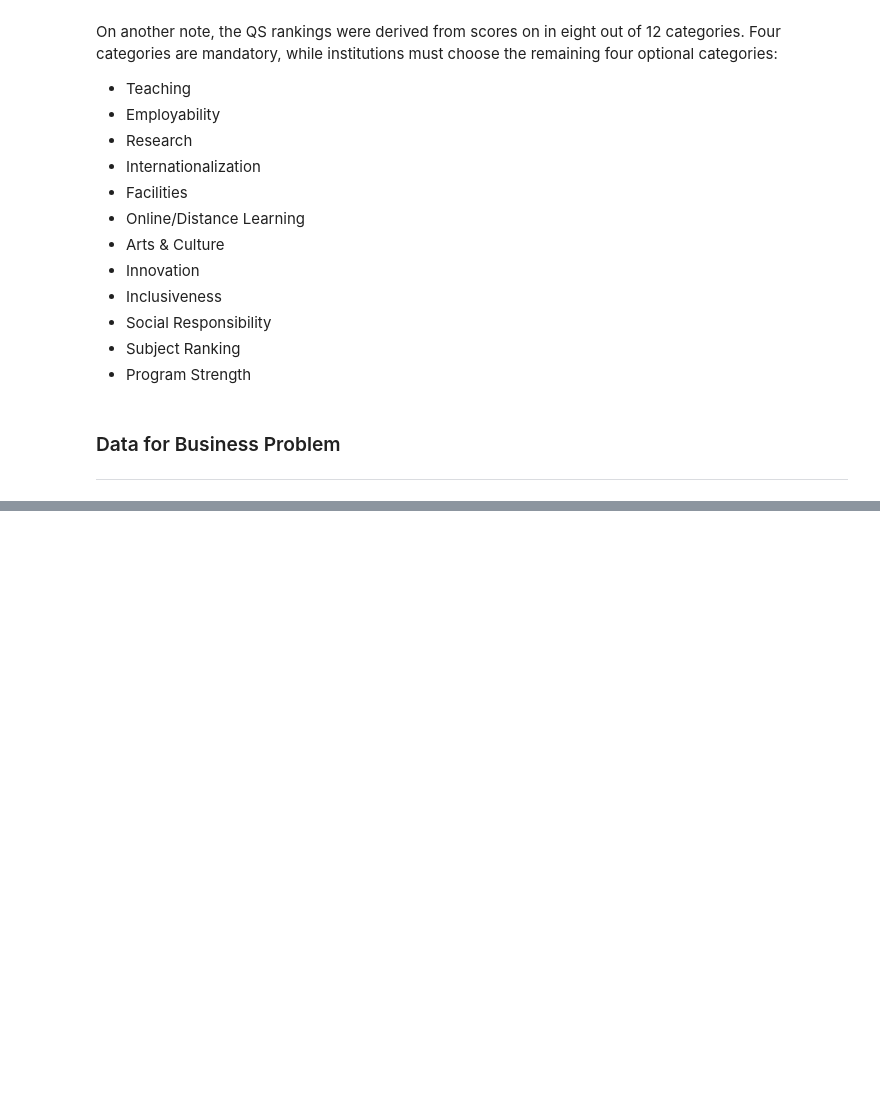
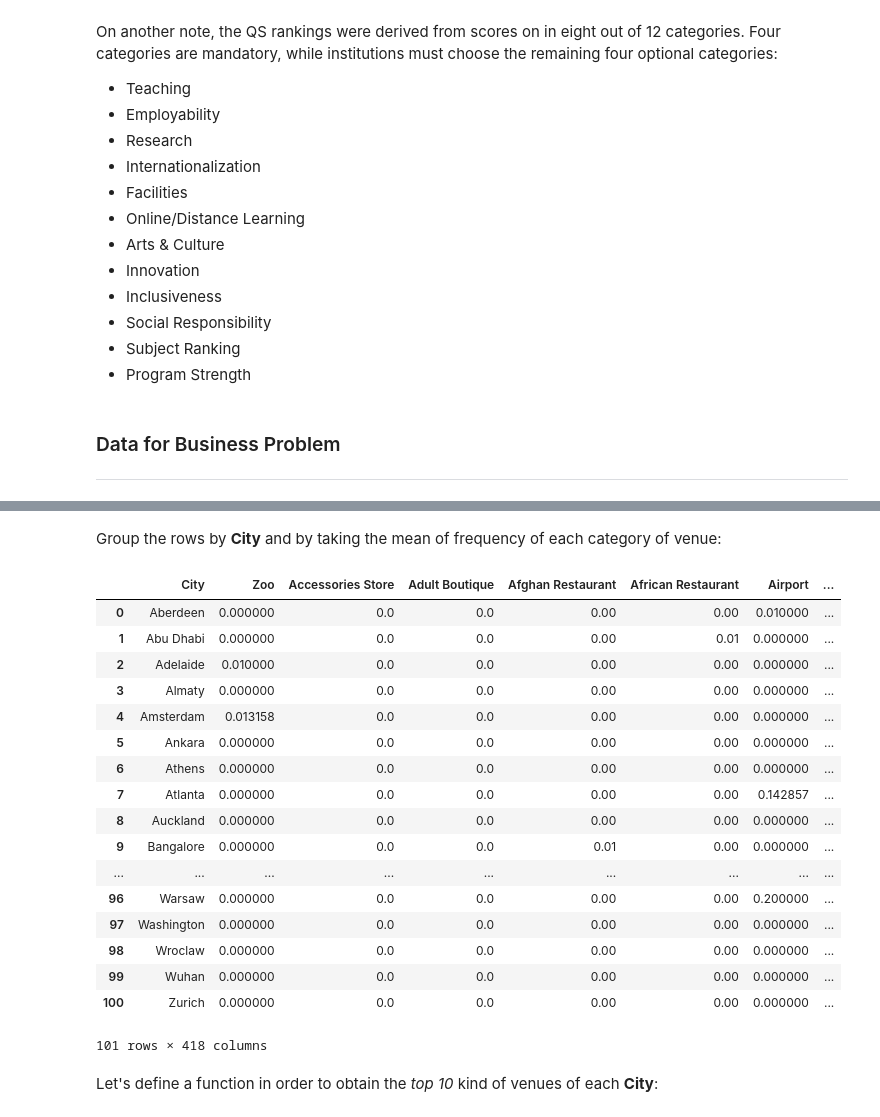
Before and after one commit to BusIAnalyst/Cities-for-University-Students, a Jupyter notebook: Cities for University Students.ipynb, the cells around one changed output, grey strips where cells are left out. Cells and saved outputs as stored; diff of their text form; code cells hidden in the pictures; blank space fills up the shorter version.

```diff
--- a/Cities for University Students.ipynb
+++ b/Cities for University Students.ipynb
@@ -74,0 +84,4 @@ https://en.wikipedia.org/wiki/QS_World_University_Rankings
+# %%
+CLIENT_ID = 'DRF0SKJCMYWGQ5X0OO1KZJGFQL0BSF4WS53CUU53RJAVMMSD'
+CLIENT_SECRET = 'DRGDZ0HCIGEG1CGWG3D1FYDREMR10XO3NF50FXYSOSNLU5BF'
+VERSION = '20180605'
@@ -74,0 +130,9 @@ https://en.wikipedia.org/wiki/QS_World_University_Rankings
+# %%
+LIMIT = 1000 # limit of number of venues returned by Foursquare API
+
+radius = 10000 # define radius
+
+cities_venues = getNearbyVenues(names=qs_ranking['city'],
+                                   latitudes=qs_ranking['lat'],
+                                   longitudes=qs_ranking['lon']
+                                  )
@@ -74,0 +159,12 @@ https://en.wikipedia.org/wiki/QS_World_University_Rankings
+# %%
+# one hot encoding
+cities_onehot = pd.get_dummies(cities_venues[['Venue Category']], prefix="", prefix_sep="")
+
+# add neighborhood column back to dataframe
+cities_onehot['City'] = cities_venues['City']
+
+# move neighborhood column to the first column
+fixed_columns = [cities_onehot.columns[-1]] + list(cities_onehot.columns[:-1])
+cities_onehot = cities_onehot[fixed_columns]
+
+cities_onehot.head()
@@ -74,0 +179,26 @@ https://en.wikipedia.org/wiki/QS_World_University_Rankings
+# %% [markdown]
+Group the rows by __City__ and by taking the mean of frequency of each category of venue:
+# %%
+cities_grouped = cities_onehot.groupby('City').mean().reset_index()
+cities_grouped
+# %% [output]
+|  | City | Zoo | Accessories Store | Adult Boutique | Afghan Restaurant | African Restaurant | Airport | ... |
+| 0 | Aberdeen | 0.000000 | 0.0 | 0.0 | 0.00 | 0.00 | 0.010000 | ... |
+| 1 | Abu Dhabi | 0.000000 | 0.0 | 0.0 | 0.00 | 0.01 | 0.000000 | ... |
+| 2 | Adelaide | 0.010000 | 0.0 | 0.0 | 0.00 | 0.00 | 0.000000 | ... |
+| 3 | Almaty | 0.000000 | 0.0 | 0.0 | 0.00 | 0.00 | 0.000000 | ... |
+| 4 | Amsterdam | 0.013158 | 0.0 | 0.0 | 0.00 | 0.00 | 0.000000 | ... |
+| 5 | Ankara | 0.000000 | 0.0 | 0.0 | 0.00 | 0.00 | 0.000000 | ... |
+| 6 | Athens | 0.000000 | 0.0 | 0.0 | 0.00 | 0.00 | 0.000000 | ... |
+| 7 | Atlanta | 0.000000 | 0.0 | 0.0 | 0.00 | 0.00 | 0.142857 | ... |
+| 8 | Auckland | 0.000000 | 0.0 | 0.0 | 0.00 | 0.00 | 0.000000 | ... |
+| 9 | Bangalore | 0.000000 | 0.0 | 0.0 | 0.01 | 0.00 | 0.000000 | ... |
+| ... | ... | ... | ... | ... | ... | ... | ... | ... |
+| 96 | Warsaw | 0.000000 | 0.0 | 0.0 | 0.00 | 0.00 | 0.200000 | ... |
+| 97 | Washington | 0.000000 | 0.0 | 0.0 | 0.00 | 0.00 | 0.000000 | ... |
+| 98 | Wroclaw | 0.000000 | 0.0 | 0.0 | 0.00 | 0.00 | 0.000000 | ... |
+| 99 | Wuhan | 0.000000 | 0.0 | 0.0 | 0.00 | 0.00 | 0.000000 | ... |
+| 100 | Zurich | 0.000000 | 0.0 | 0.0 | 0.00 | 0.00 | 0.000000 | ... |
+101 rows × 418 columns
+# %% [markdown]
+Let's define a function in order to obtain the _top 10_ kind of venues of each __City__:
```
Also changed, not shown: parts of 15 cells of this notebook.
